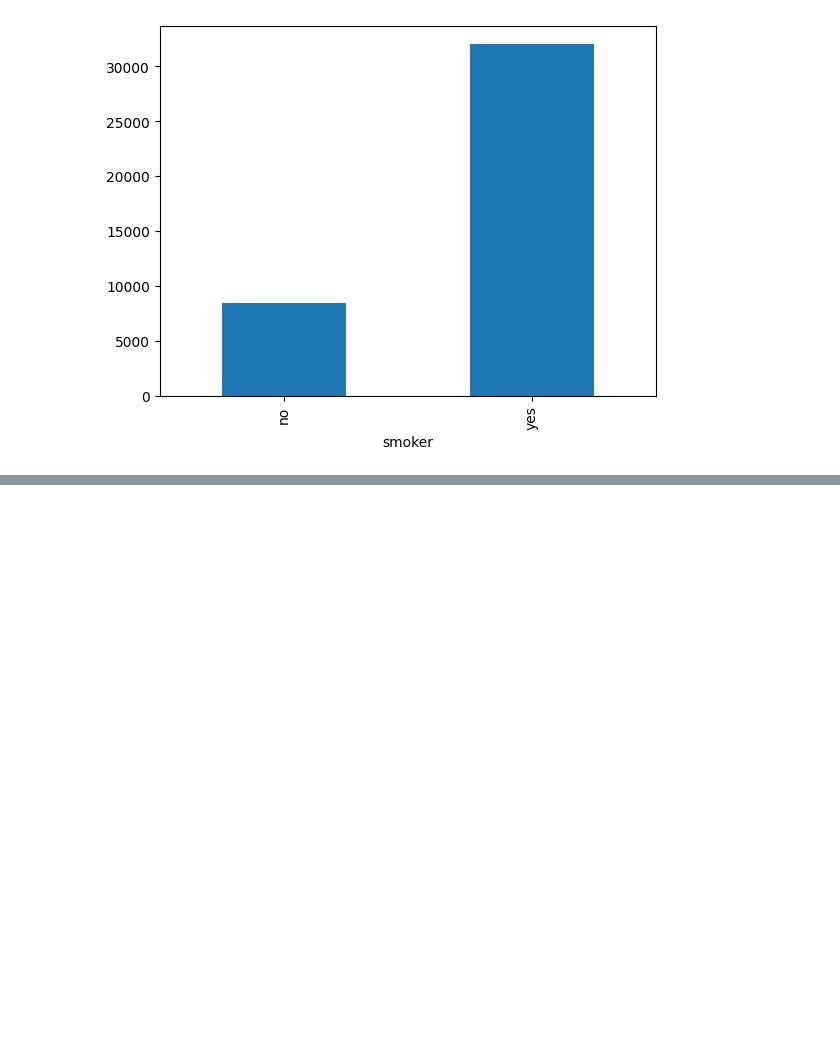
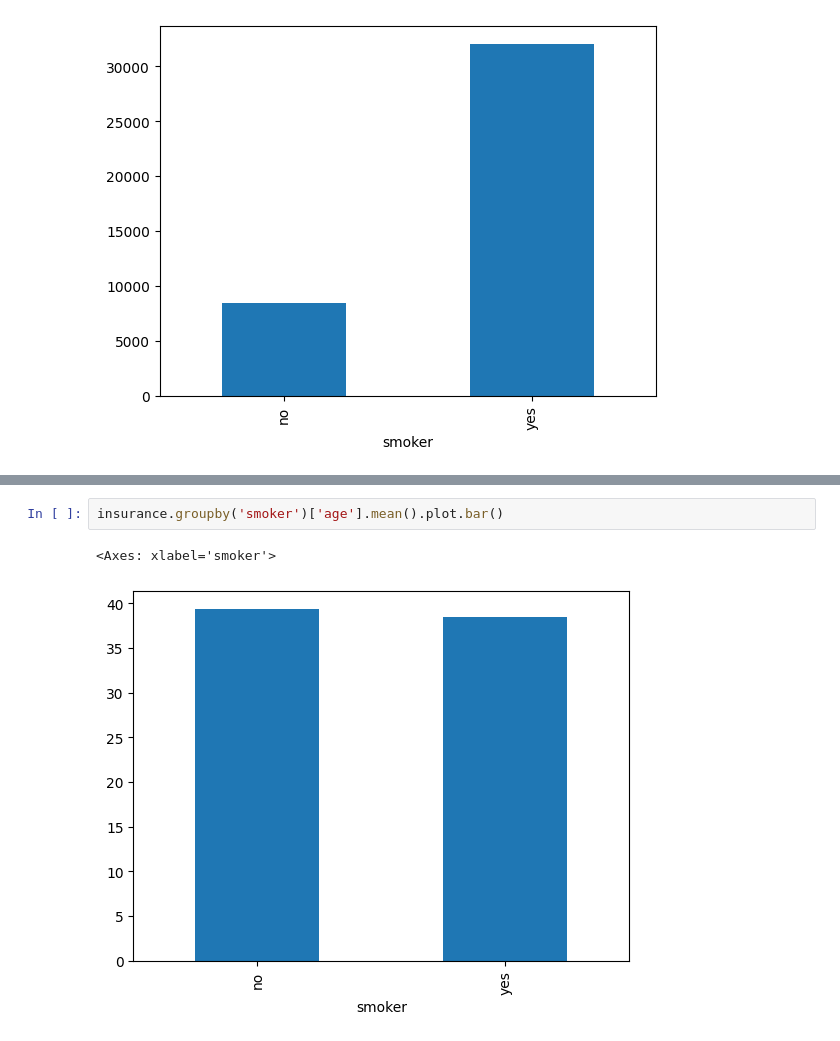
Before and after one commit to eek-dataguy/Regression-and-Forecasting-ML, a Jupyter notebook: practice/data-prep-and-eda.ipynb, the cells around one changed output, grey strips where cells are left out. Drawn from its saved outputs; the diff is of its cells as text; blank space fills up the shorter version.

```diff
--- a/practice/data-prep-and-eda.ipynb
+++ b/practice/data-prep-and-eda.ipynb
@@ -143,0 +149,5 @@ insurance.groupby('smoker')['charges'].mean().plot.bar()
+# %%
+insurance.groupby('smoker')['age'].mean().plot.bar()
+# %% [output]
+<Axes: xlabel='smoker'>
+[figure, added]
```
Also changed, not shown: parts of 2 cells of this notebook.
